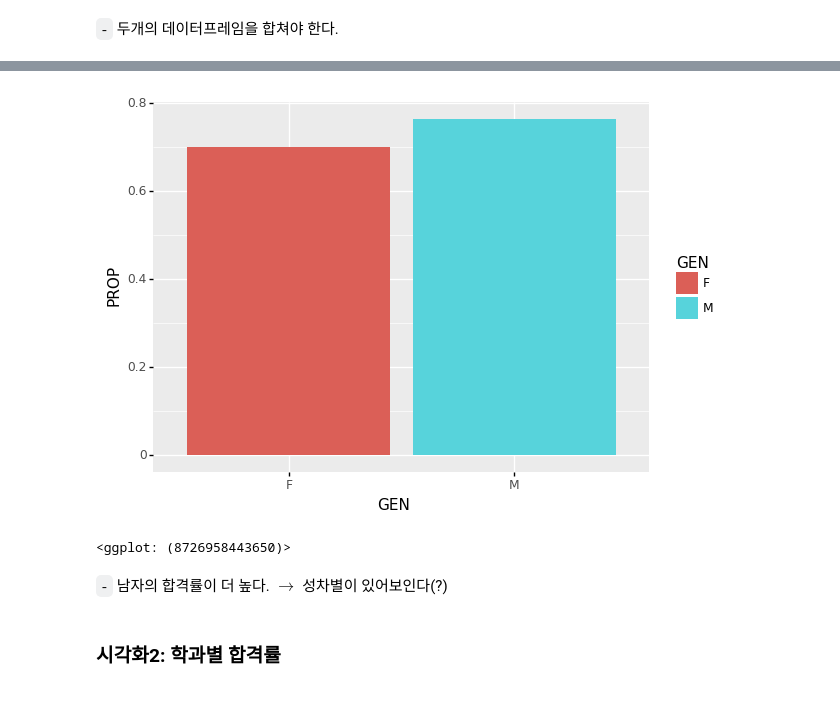
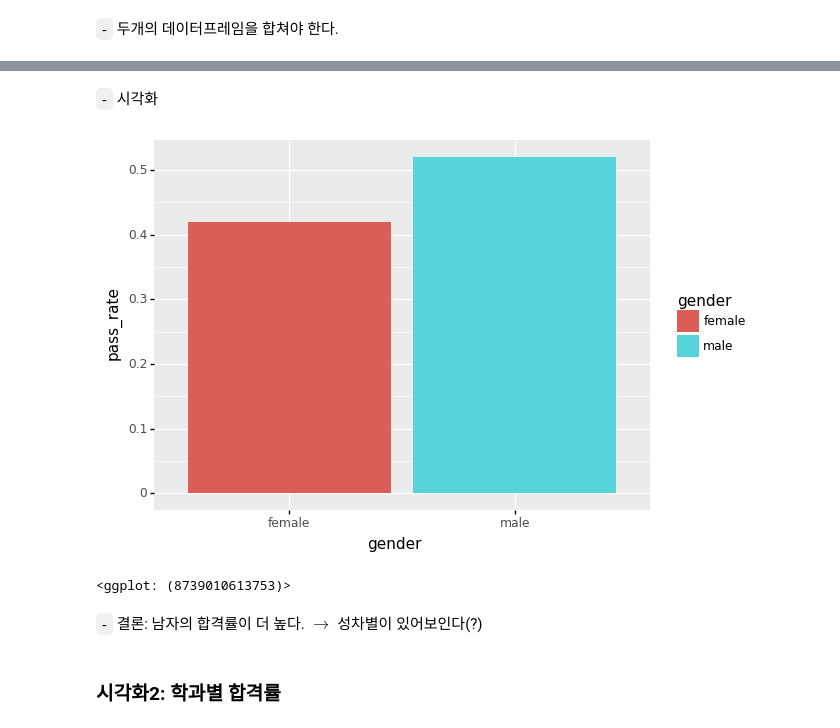
Before and after one commit to guebin/DV2022_backup, a Jupyter notebook: _notebooks/2099-01-01-draft.ipynb, the cells around one changed output, grey strips where cells are left out. Cells and saved outputs as stored; diff of their text form; code cells hidden in the pictures; blank space fills up the shorter version.

```diff
--- a/_notebooks/2099-01-01-draft.ipynb
+++ b/_notebooks/2099-01-01-draft.ipynb
@@ -571,0 +542,5 @@ df.groupby(['GEN','STATE']).agg({'COUNT':np.sum})
+# %%
+df=pd.read_csv("Simpson.csv",index_col=0,header=[0,1])\
+.stack().stack().reset_index()\
+.rename(columns={'level_0':'department','level_1':'pass_or_fail','level_2':'gender',0:'count'})
+df
@@ -719,0 +596,5 @@ td
+# %%
+data1= df.groupby(['gender','pass_or_fail']).agg({'count':np.sum}).reset_index()\
+.merge(df.groupby(['gender']).agg({'count':np.sum}).reset_index().rename({'count':'all'},axis=1))\
+.assign(pass_rate = lambda df: (df['count']/df['all']).round(2))
+data1
@@ -720,10 +607,12 @@ td
+# %% [markdown]
+`-` 시각화
 # %%
-ggplot(td.query('STATE=="PASS"'))+geom_bar(aes(x='GEN',y='PROP',fill='GEN'),stat='identity')
+ggplot(data1.query('pass_or_fail == "pass"'))+geom_col(aes(x='gender',y='pass_rate',fill='gender'))
 # %% [output]
-[figure, old version]
+[figure, new version]
-<ggplot: (8726958443650)>
+<ggplot: (8739010613753)>
 # %% [markdown]
-`-` 남자의 합격률이 더 높다. $\to$ 성차별이 있어보인다(?)
+`-` 결론: 남자의 합격률이 더 높다. $\to$ 성차별이 있어보인다(?)
 # %% [markdown]
 ### 시각화2: 학과별 합격률
 # %% [markdown]
```
Also changed, not shown: parts of 44 cells of this notebook, 1 other file.
